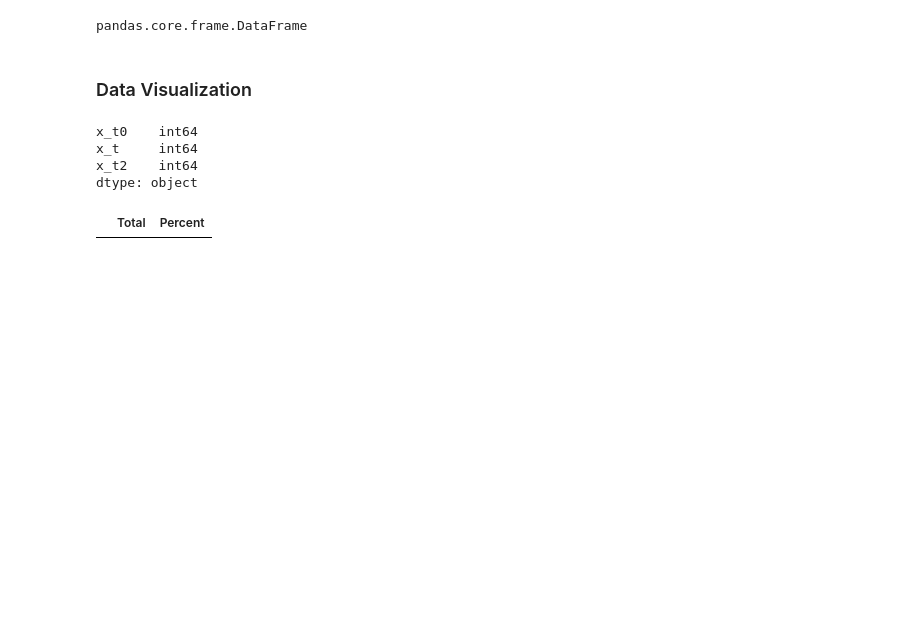
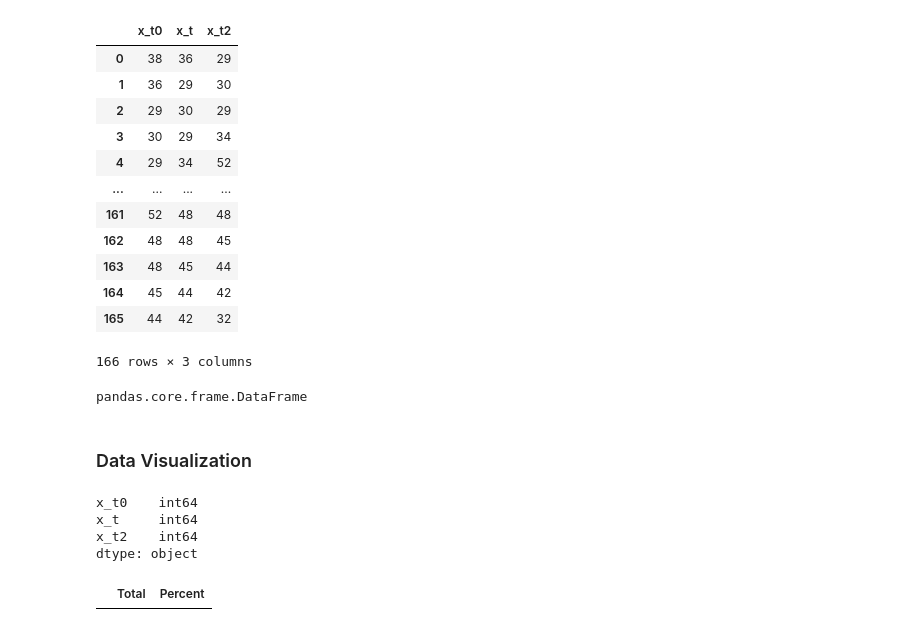
Before and after one commit to Mayank-004/Google-Trend-Analysis, a Jupyter notebook: KNN_FINAL.ipynb, the cells around one changed output. Saved outputs shown, nothing was run; the diff lists cells and outputs as text; code cells hidden in the pictures; blank space fills up the shorter version.

```diff
--- a/KNN_FINAL.ipynb
+++ b/KNN_FINAL.ipynb
@@ -47,6 +46,22 @@ dataset_new3['x_t']= dataset_new1['x_t']
 dataset_new3['x_t2']=dataset_new2['x_t+1']
 # %%
 dataset=dataset_new3
+# %%
+dataset
+# %% [output]
+|  | x_t0 | x_t | x_t2 |
+| 0 | 38 | 36 | 29 |
+| 1 | 36 | 29 | 30 |
+| 2 | 29 | 30 | 29 |
+| 3 | 30 | 29 | 34 |
+| 4 | 29 | 34 | 52 |
+| ... | ... | ... | ... |
+| 161 | 52 | 48 | 48 |
+| 162 | 48 | 48 | 45 |
+| 163 | 48 | 45 | 44 |
+| 164 | 45 | 44 | 42 |
+| 165 | 44 | 42 | 32 |
+166 rows × 3 columns
 # %%
 type(dataset)
 # %% [output]
```
Also changed, not shown: parts of 12 cells of this notebook.
